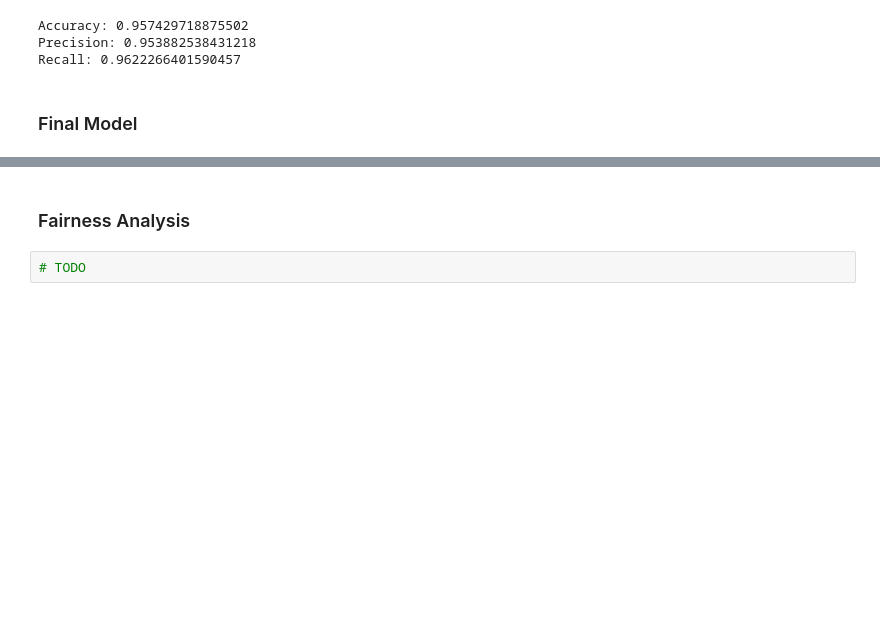
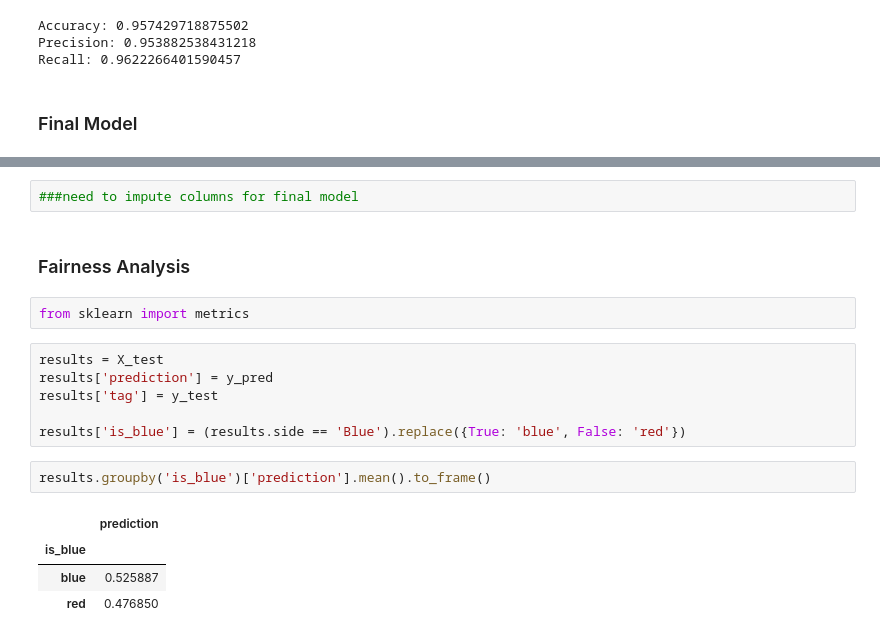
Before and after one commit to Manav1712/dsc80-project5, a Jupyter notebook: project_baseline.ipynb, the cells around one changed output, grey strips where cells are left out. Drawn from its saved outputs; the diff is of its cells as text; blank space fills up the shorter version.

```diff
--- a/project_baseline.ipynb
+++ b/project_baseline.ipynb
@@ -151,4 +220,19 @@ Recall: 0.9622266401590457
+# %%
+###need to impute columns for final model
 # %% [markdown]
 ### Fairness Analysis
-# %%
-# TODO
+# %%
+from sklearn import metrics
+# %%
+results = X_test
+results['prediction'] = y_pred
+results['tag'] = y_test
+
+results['is_blue'] = (results.side == 'Blue').replace({True: 'blue', False: 'red'})
+# %%
+results.groupby('is_blue')['prediction'].mean().to_frame()
+# %% [output]
+|  | prediction |
+| is_blue |  |
+| blue | 0.525887 |
+| red | 0.476850 |
```
Also changed, not shown: parts of 8 cells of this notebook.
